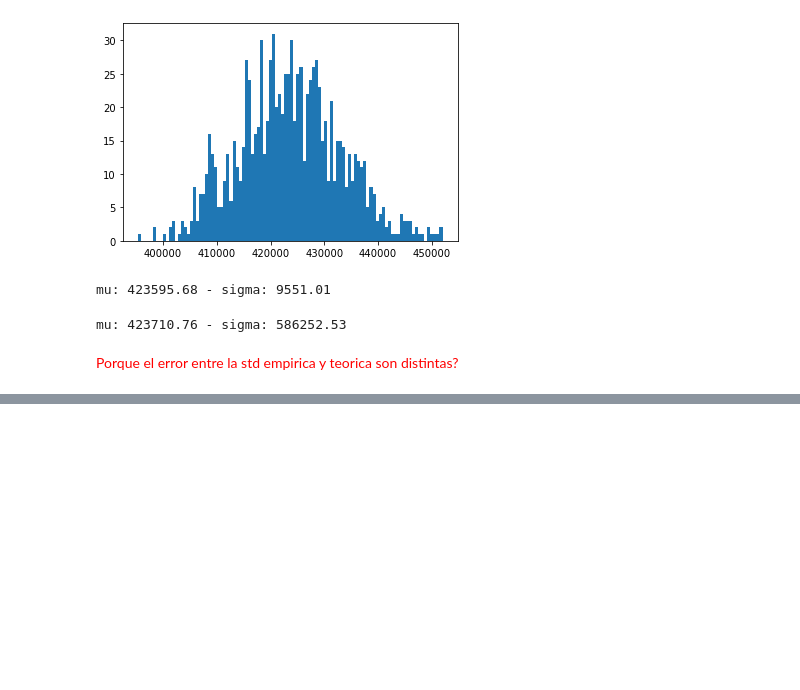
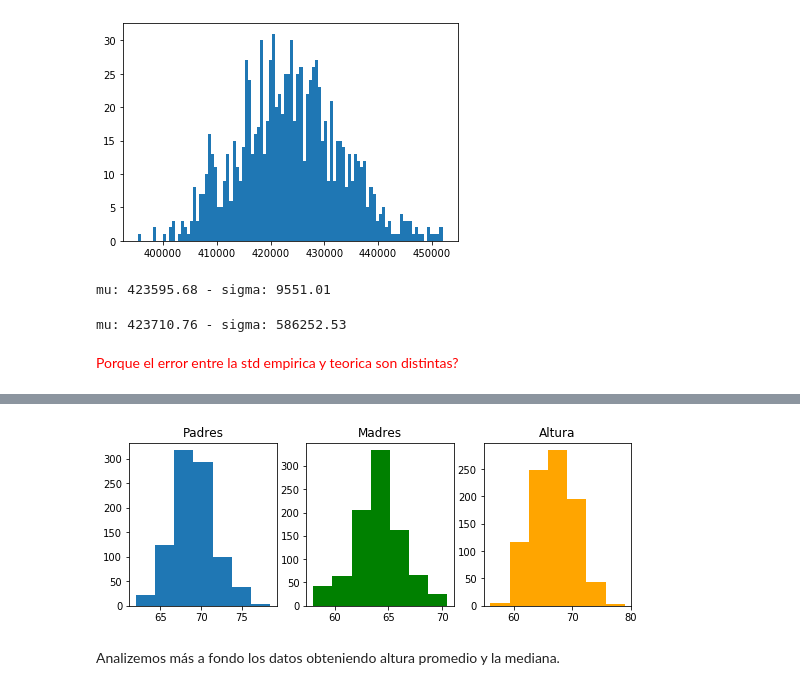
Before and after one commit to cridonoso/IntroToDataScience, a Jupyter notebook: 1-Probabilities/EstadisticaDescriptiva.ipynb, the cells around one changed output, grey strips where cells are left out. Drawn from its saved outputs; the diff is of its cells as text; code cells hidden in the pictures; blank space fills up the shorter version.

```diff
--- a/1-Probabilities/EstadisticaDescriptiva.ipynb
+++ b/1-Probabilities/EstadisticaDescriptiva.ipynb
@@ -303,0 +378,3 @@ mu: 423710.76 - sigma: 586252.53
+# %%
+galton = pd.read_csv('http://www.randomservices.org/random/data/Galton.txt', sep='\t', header=0)
+galton.head()
@@ -303,0 +388,15 @@ mu: 423710.76 - sigma: 586252.53
+# %%
+plt.figure(figsize=(9,3))
+plt.subplot(1,3,1)
+plt.hist(galton["Father"], bins=7)
+plt.title("Padres")
+plt.subplot(1,3,2)
+plt.title("Madres")
+plt.hist(galton["Mother"], bins=7, color = "g")
+plt.subplot(1,3,3)
+plt.title("Altura")
+plt.hist(galton["Height"], bins=7, color = "orange");
+# %% [output]
+[figure, added]
+# %% [markdown]
+Analizemos más a fondo los datos obteniendo altura promedio y la mediana.
```
Also changed, not shown: parts of 24 cells of this notebook, 1 other file.
